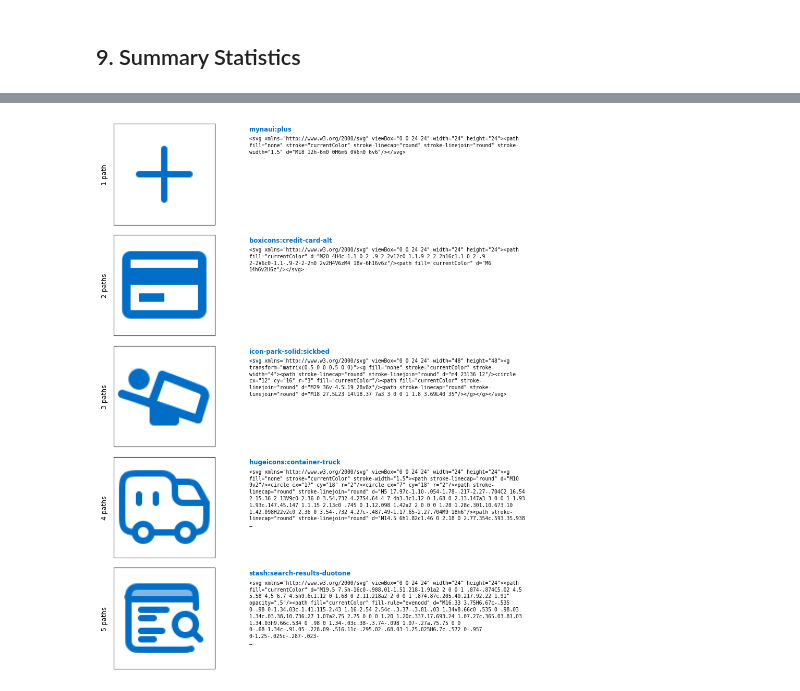
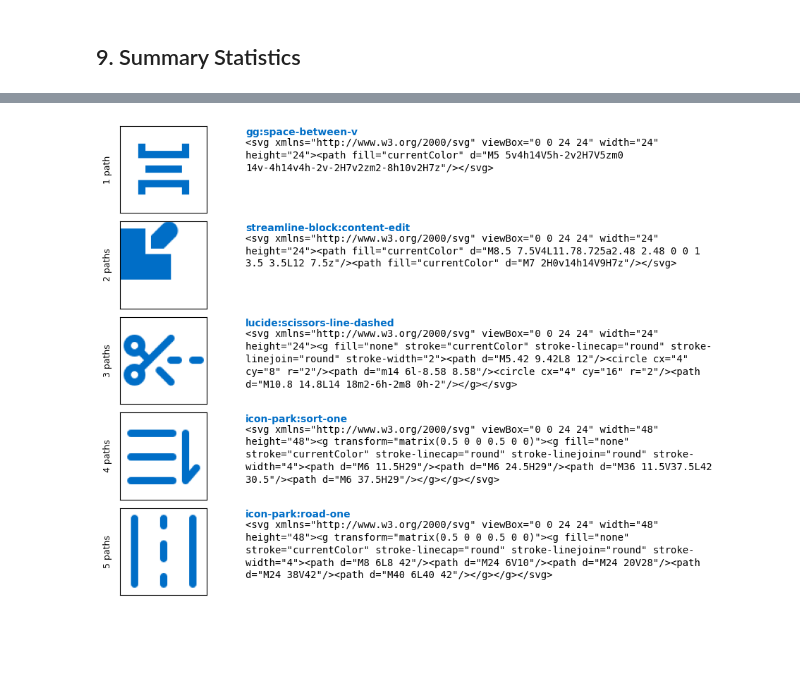
Before and after one commit to yauheniya-adesso/icongenai, a Jupyter notebook: notebooks/01_explore_filtered.ipynb, the cells around one changed output, grey strips where cells are left out. Saved outputs shown, nothing was run; the diff lists cells and outputs as text; code cells hidden in the pictures; blank space fills up the shorter version.

Commit message:
docs: Update readme, add visualizations

```diff
--- a/notebooks/01_explore_filtered.ipynb
+++ b/notebooks/01_explore_filtered.ipynb
@@ -1153,14 +1153,18 @@ n_paths_rows = [1, 2, 3, 4, 5]
 
 fig, axes = plt.subplots(
     len(n_paths_rows), 2,
-    figsize=(14, 11),
+    figsize=(10, 7),
     facecolor="white",
     gridspec_kw={"width_ratios": [1, 4.5]},
 )
-fig.subplots_adjust(left=0.09, right=0.99, top=0.97, bottom=0.02, hspace=0.1, wspace=0.06)
+fig.subplots_adjust(left=0.06, right=0.99, top=0.97, bottom=0.02, hspace=0.1, wspace=0.06)
 
 for row_i, n_paths in enumerate(n_paths_rows):
-    pool = [r for r in final if r["path_count"] == n_paths]
+    pool = [
+        r for r in final
+        if r["path_count"] == n_paths
+        and len(_normalize_full(r["svg"])) < 400
+    ]
 
     # ── icon column ──
     ax_img = axes[row_i, 0]
@@ -1176,43 +1180,37 @@ for row_i, n_paths in enumerate(n_paths_rows):
         color="black", fontsize=9, labelpad=8,
     )
 
     # ── SVG code column ──
     ax_txt = axes[row_i, 1]
     ax_txt.set_facecolor("white")
     ax_txt.set_xlim(0, 1)
     ax_txt.set_ylim(0, 1)
     ax_txt.set_xticks([])
     ax_txt.set_yticks([])
     for sp in ax_txt.spines.values():
         sp.set_visible(False)
 
     if not pool:
         ax_img.text(0.5, 0.5, "no icons", ha="center", va="center",
                     color=blue, fontsize=8, transform=ax_img.transAxes)
         continue
 
     r = random.choice(pool)
     svg_full = _normalize_full(r["svg"])
     ax_img.imshow(_render(svg_full, size=96))
 
-    max_chars = 700
-    truncated = svg_full if len(svg_full) <= max_chars else svg_full[:max_chars]
-    lines     = textwrap.wrap(truncated, width=90)[:14]
-    if len(svg_full) > max_chars or len(lines) == 14:
-        lines.append("…")
-    svg_text = "\n".join(lines)
+    svg_text = "\n".join(textwrap.wrap(svg_full, width=80))
 
-    ax_txt.text(0.015, 0.98, r["icon_id"],
+    ax_txt.text(0.01, 0.98, r["icon_id"],
                 ha="left", va="top", color=blue,
-                fontsize=8.5, fontweight="bold",
+                fontsize=10, fontweight="bold",
                 transform=ax_txt.transAxes)
-    ax_txt.text(0.015, 0.88, svg_text,
+    ax_txt.text(0.01, 0.86, svg_text,
                 ha="left", va="top", color="black",
-                fontsize=7.0, family="monospace", linespacing=1.35,
-                transform=ax_txt.transAxes)
-
+                fontsize=10, family="monospace", linespacing=1.35,
+                transform=ax_txt.transAxes, clip_on=True)
 
 plt.savefig("output/final_sample_svg_inspection.png", dpi=300, bbox_inches="tight")
 plt.show()
 # %% [output]
-[figure, old version]
+[figure, new version]
```
Also changed, not shown: parts of 11 cells of this notebook, 10 other files.
